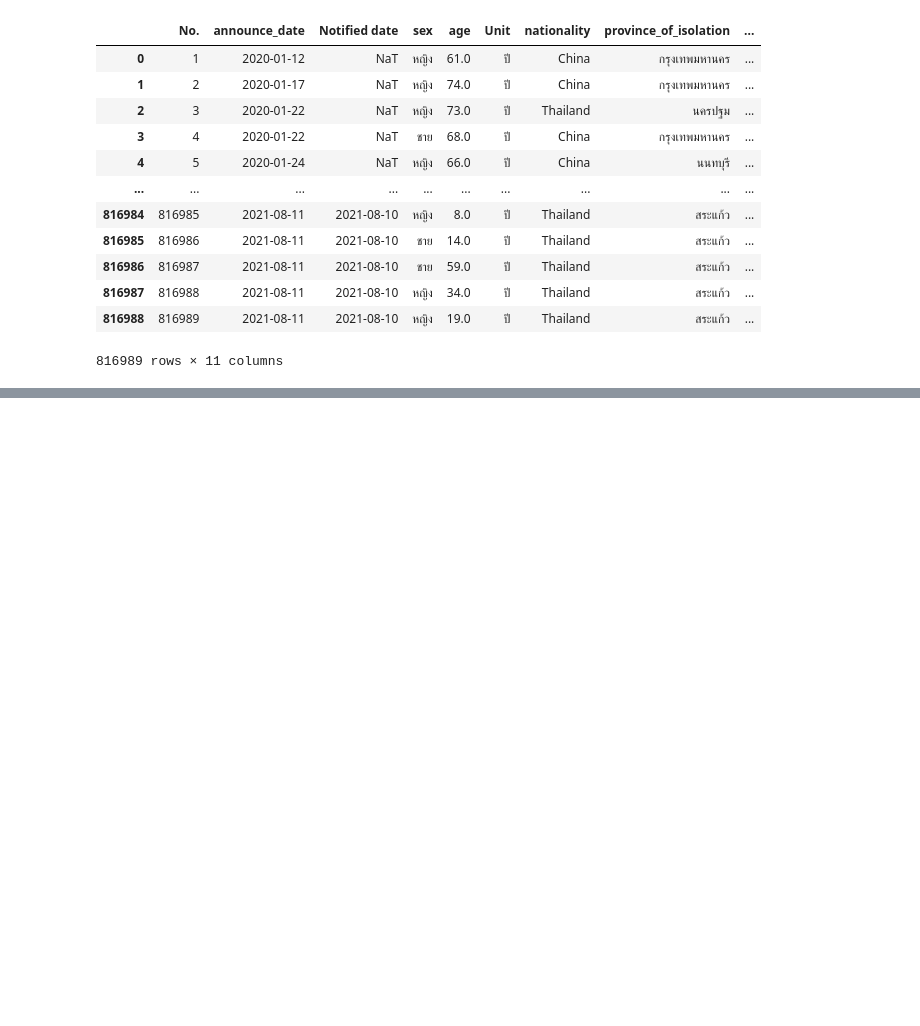
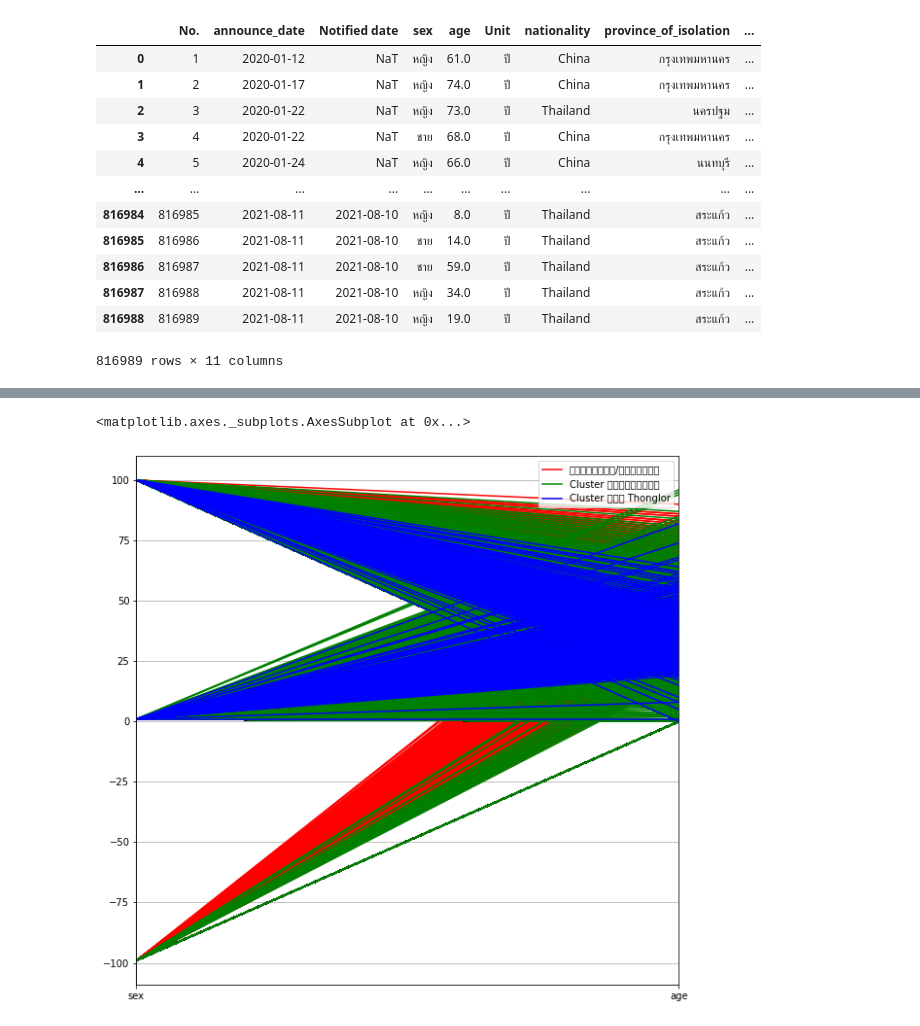
Before and after one commit to Wikanes-k/data_viz_2022, a Jupyter notebook: DataViz01_Table_Data.ipynb, the cells around one changed output, grey strips where cells are left out. Drawn from its saved outputs; the diff is of its cells as text; code cells hidden in the pictures; blank space fills up the shorter version.

```diff
--- a/DataViz01_Table_Data.ipynb
+++ b/DataViz01_Table_Data.ipynb
@@ -173,0 +366,5 @@ data_covid  #เรียกดูตารางของผู้ป่วย
+# %%
+pd.plotting.parallel_coordinates(data_nee,'risk',color=['r','g','b'])
+# %% [output]
+<matplotlib.axes._subplots.AxesSubplot at 0x...>
+[figure, added]
```
Also changed, not shown: parts of 14 cells of this notebook.
